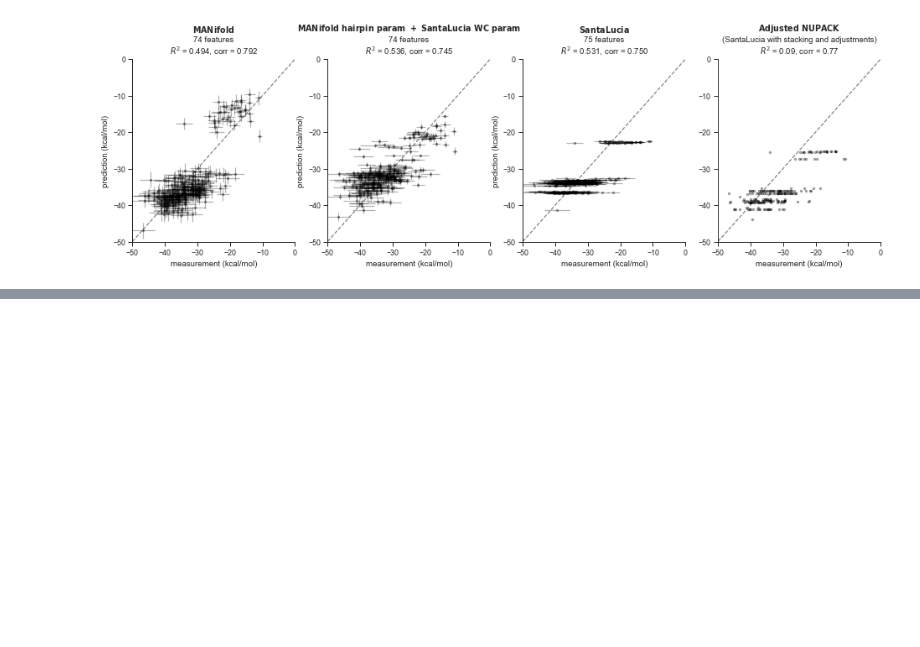
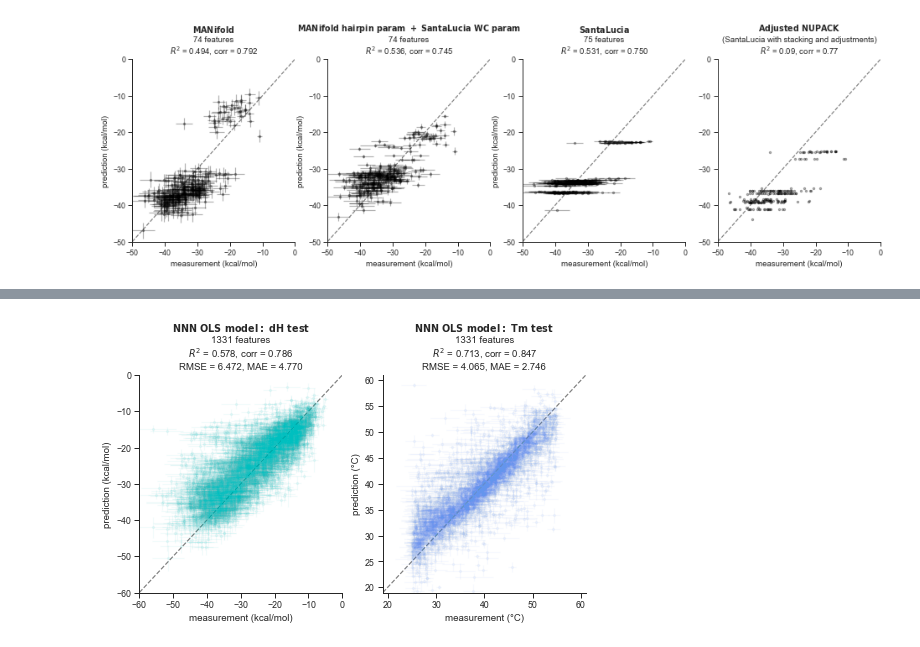
Before and after one commit to keyuxi/nnn_analysis, a Jupyter notebook: 220714_NN_fit.ipynb, the cells around one changed output, grey strips where cells are left out. Saved outputs shown, nothing was run; the diff lists cells and outputs as text; code cells hidden in the pictures; blank space fills up the shorter version.

```diff
--- a/220714_NN_fit.ipynb
+++ b/220714_NN_fit.ipynb
@@ -120,0 +257,21 @@ import numpy
+# %%
+%%time
+
+def fit_param(arr, data_split_dict, param, feats, ax, mode='val'):
+    color_dict = dict(dH='c', Tm='cornflowerblue')
+    train_data = get_X_y(arr, data_split_dict, param=param, feats=feats, split='train')
+    val_data = get_X_y(arr, data_split_dict, param=param, feats=feats, split=mode)
+
+    lr = util.LinearRegressionSVD()
+    lr.fit(train_data['X'], train_data['y'], train_data['y_err'], feature_names=train_data['feature_names'],
+           skip_rank=False)
+
+    plotting.plot_truth_predict(lr, val_data, ax=ax, title='NNN OLS model',
+                            color=color_dict[param], alpha=.05)
+
+fig, ax = plt.subplots(1, 2, figsize=(8,4))
+fit_param(arr, data_split_dict, param='dH', feats=feats, ax=ax[0], mode='test')
+fit_param(arr, data_split_dict, param='Tm', feats=feats, ax=ax[1], mode='test')
+
+util.save_fig('./fig/models/ols/test_220824_sep_base_stack_sym.pdf', fig)
+# %% [output]
@@ -120,0 +282 @@ import numpy
+[figure, added]
```
Also changed, not shown: parts of 40 cells of this notebook, 12 other files.
